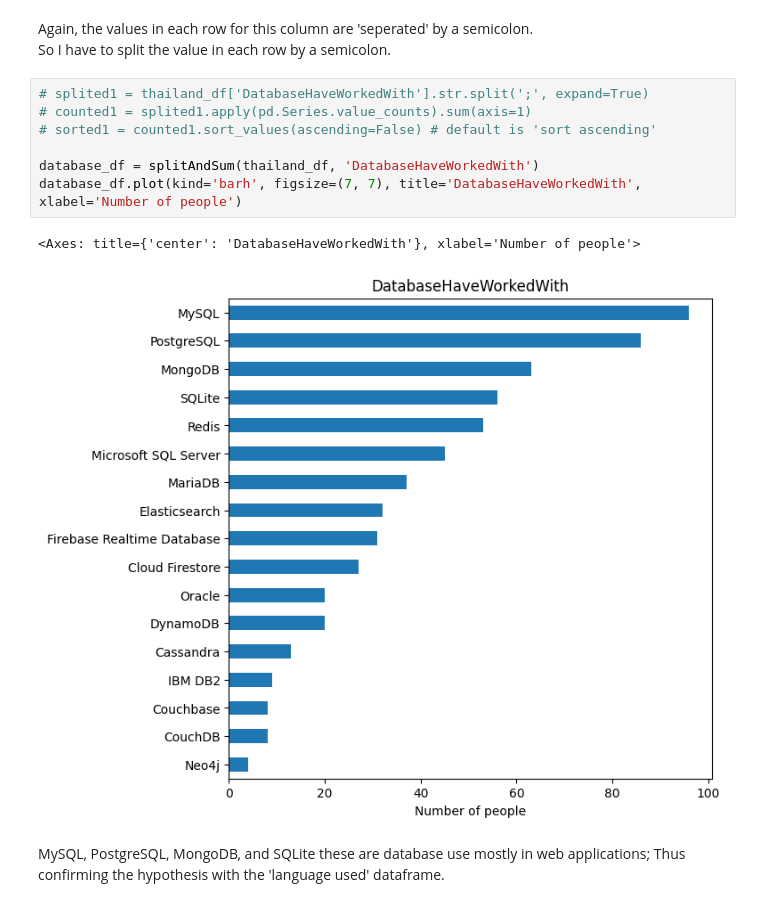
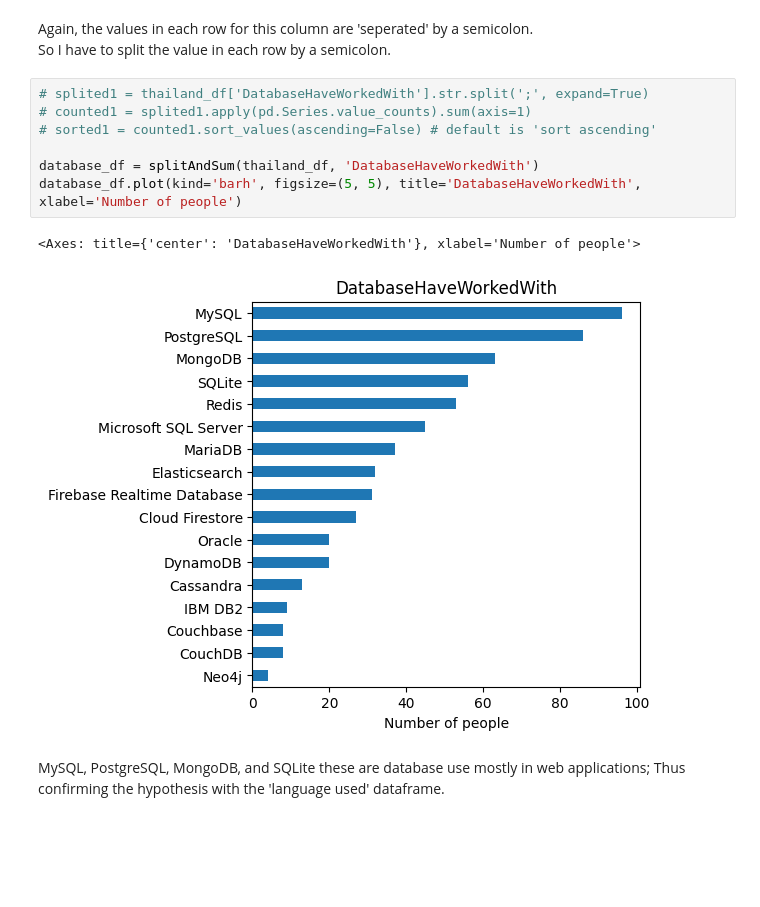
Before and after one commit to wire2coder/datascience-blog-uda, a Jupyter notebook: m2.ipynb, the cells around one changed output. Saved outputs shown, nothing was run; the diff lists cells and outputs as text; blank space fills up the shorter version.

```diff
--- a/m2.ipynb
+++ b/m2.ipynb
@@ -160,13 +160,13 @@ So I have to split the value in each row by a semicolon.
 # %%
 # splited1 = thailand_df['DatabaseHaveWorkedWith'].str.split(';', expand=True)
 # counted1 = splited1.apply(pd.Series.value_counts).sum(axis=1)
 # sorted1 = counted1.sort_values(ascending=False) # default is 'sort ascending'
 
 database_df = splitAndSum(thailand_df, 'DatabaseHaveWorkedWith')
-database_df.plot(kind='barh', figsize=(7, 7), title='DatabaseHaveWorkedWith',  xlabel='Number of people')
+database_df.plot(kind='barh', figsize=(5, 5), title='DatabaseHaveWorkedWith',  xlabel='Number of people')
 # %% [output]
 <Axes: title={'center': 'DatabaseHaveWorkedWith'}, xlabel='Number of people'>
-[figure, old version]
+[figure, new version]
 # %% [markdown]
 MySQL, PostgreSQL, MongoDB, and SQLite these are database use mostly in web applications;
 Thus confirming the hypothesis with the 'language used' dataframe.
```
Also changed, not shown: parts of 22 cells of this notebook, 2 other files.
